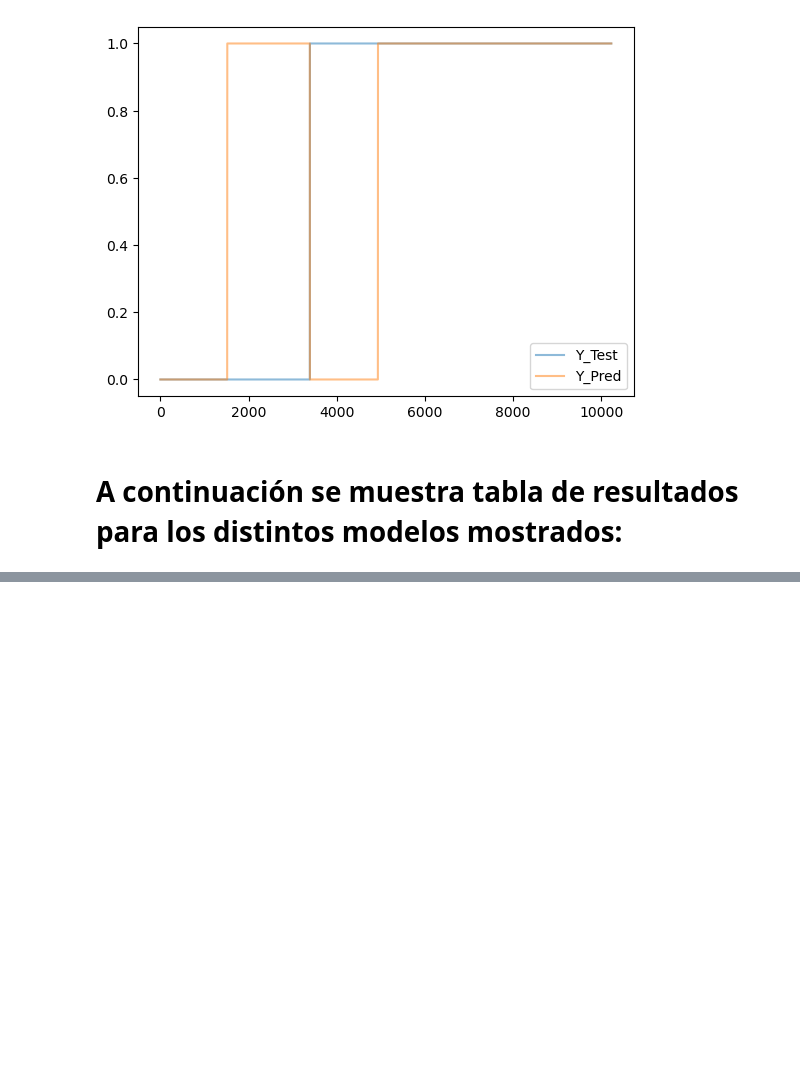
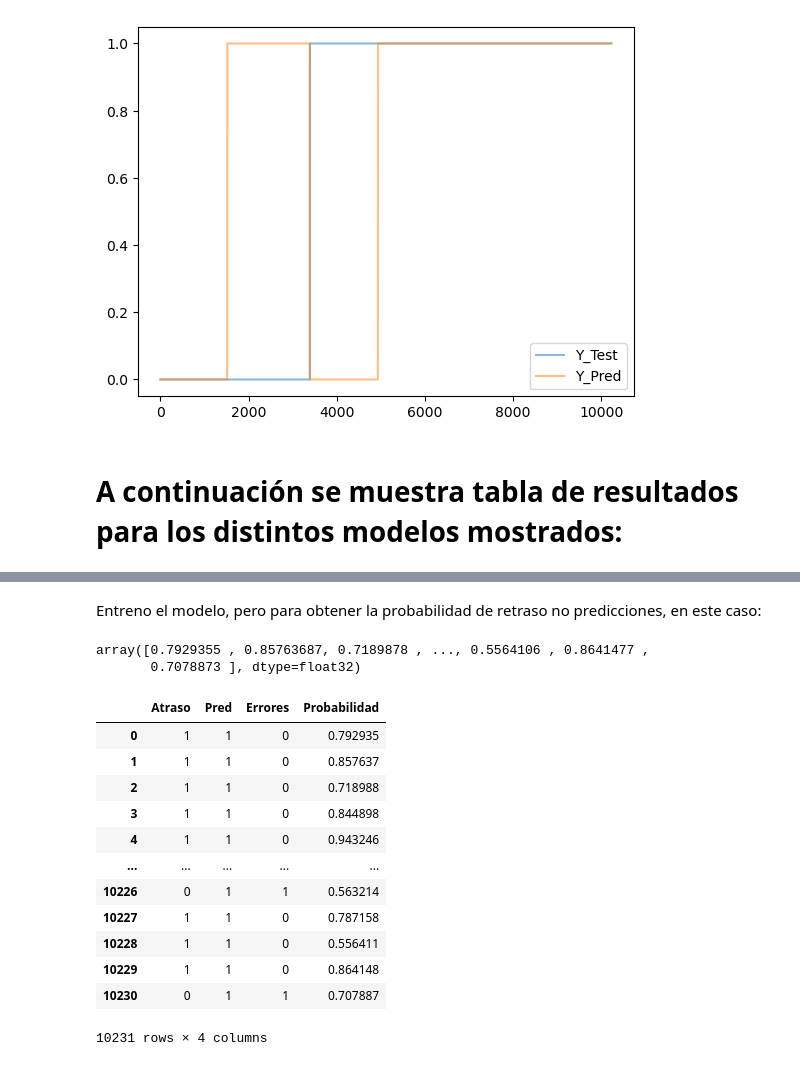
Before and after one commit to matiasmscl/Challenge_202306, a Jupyter notebook: Challenge.ipynb, the cells around one changed output, grey strips where cells are left out. Cells and saved outputs as stored; diff of their text form; code cells hidden in the pictures; blank space fills up the shorter version.

Commit message:
Probabilidades

```diff
--- a/Challenge.ipynb
+++ b/Challenge.ipynb
@@ -514,0 +518,34 @@ ResultadosparaModelos.sort_values(by=['Trues'],ascending=False)
+# %% [markdown]
+Entreno el modelo, pero para obtener la probabilidad de retraso no predicciones, en este caso:
+# %%
+model = xgb.XGBClassifier(eval_metric ='logloss')
+model.fit(XTrain.values, YTrain.values.ravel())
+probabilities = model.predict_proba(XTest.values)
+probability_of_1 = probabilities[:, 1]
+# %%
+probability_of_1
+# %% [output]
+array([0.7929355 , 0.85763687, 0.7189878 , ..., 0.5564106 , 0.8641477 ,
+       0.7078873 ], dtype=float32)
+# %%
+Resultados=YTest.copy()
+Resultados['Pred']=model.predict(XTest.values)
+Resultados['Errores']=abs(Resultados[ColumnaSelecta]-Resultados['Pred'])
+# %%
+Resultados['Probabilidad']=probability_of_1
+# %%
+Resultados
+# %% [output]
+|  | Atraso | Pred | Errores | Probabilidad |
+| 0 | 1 | 1 | 0 | 0.792935 |
+| 1 | 1 | 1 | 0 | 0.857637 |
+| 2 | 1 | 1 | 0 | 0.718988 |
+| 3 | 1 | 1 | 0 | 0.844898 |
+| 4 | 1 | 1 | 0 | 0.943246 |
+| ... | ... | ... | ... | ... |
+| 10226 | 0 | 1 | 1 | 0.563214 |
+| 10227 | 1 | 1 | 0 | 0.787158 |
+| 10228 | 1 | 1 | 0 | 0.556411 |
+| 10229 | 1 | 1 | 0 | 0.864148 |
+| 10230 | 0 | 1 | 1 | 0.707887 |
+10231 rows × 4 columns
```
Also changed, not shown: parts of 12 cells of this notebook.
